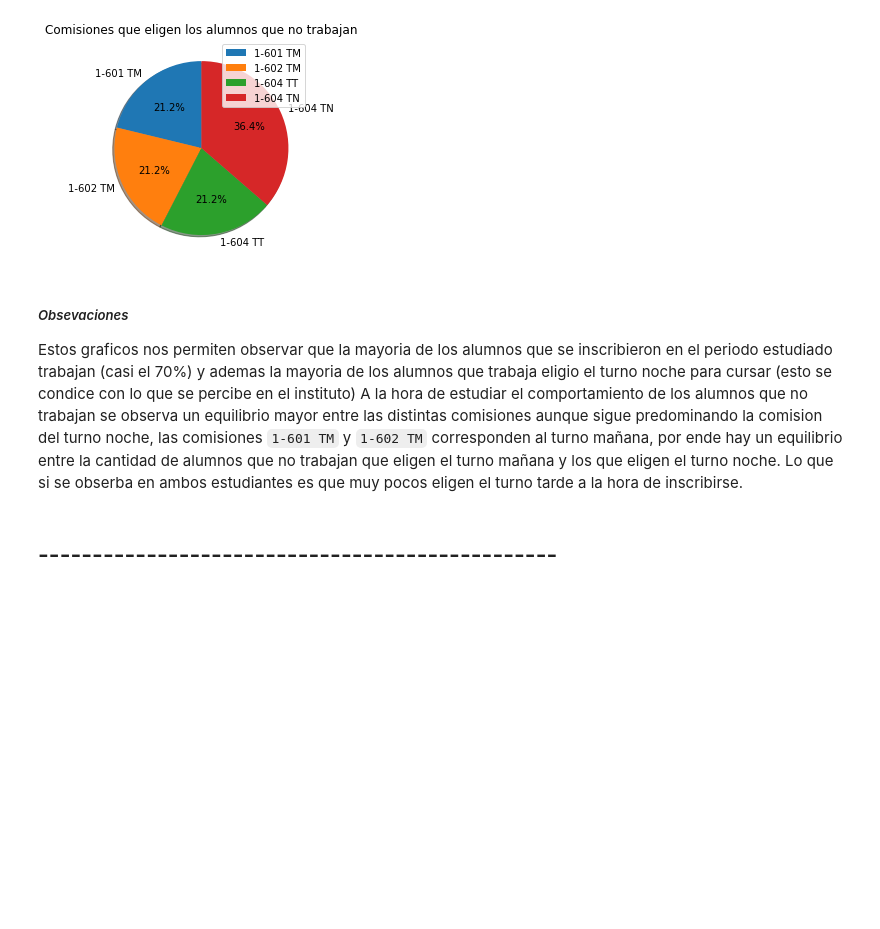
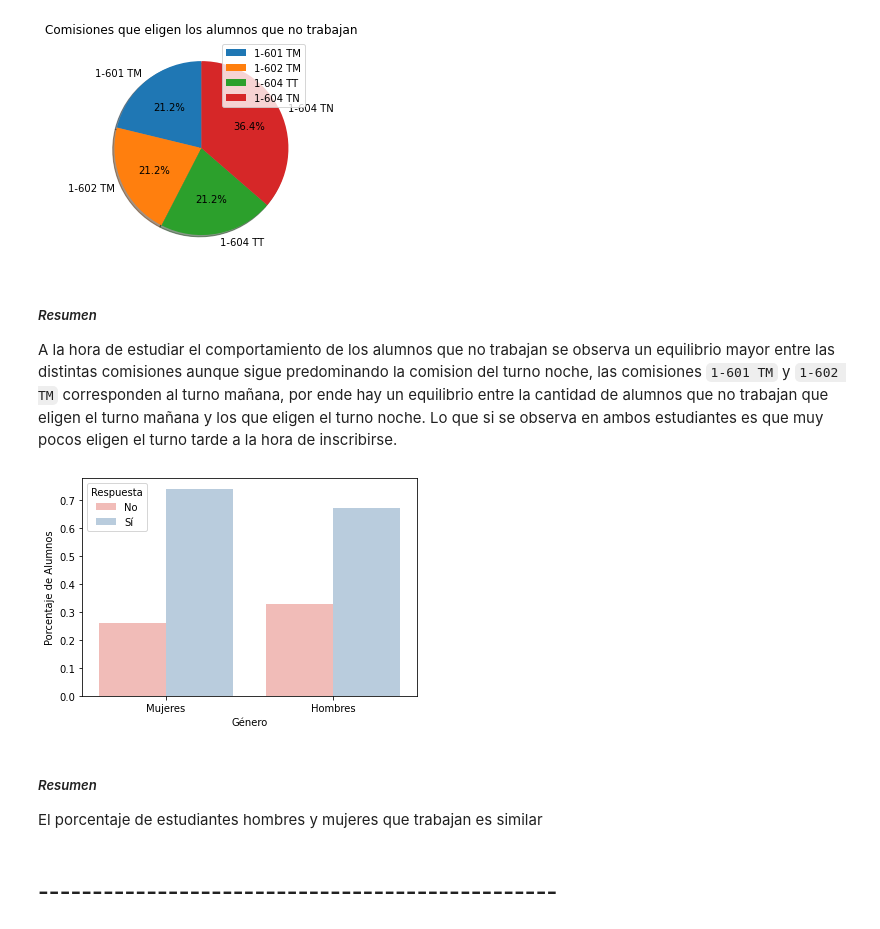
Before and after one commit to d4niel-san/Probabilidad-Aplicada, a Jupyter notebook: TP Final - Mermoz.ipynb, the cells around one changed output. Drawn from its saved outputs; the diff is of its cells as text; code cells hidden in the pictures; blank space fills up the shorter version.

```diff
--- a/TP Final - Mermoz.ipynb
+++ b/TP Final - Mermoz.ipynb
@@ -252,11 +234,29 @@ plt.show()
 # %% [output]
 [figure]
 # %% [markdown]
-##### *Obsevaciones*
+##### *Resumen*
 
-Estos graficos nos permiten observar que la mayoria de los alumnos que se inscribieron en el periodo estudiado trabajan (casi el 70%) y ademas la mayoria de los alumnos que trabaja eligio el turno noche para cursar (esto se condice con lo que se percibe en el instituto)</p>
 A la hora de estudiar el comportamiento de los alumnos que no trabajan se observa un equilibrio mayor entre las distintas comisiones aunque sigue predominando la comision del turno noche, las comisiones `1-601 TM` y `1-602 TM` corresponden al turno mañana, por ende hay un equilibrio entre la cantidad de alumnos que no trabajan que eligen el turno mañana y los que eligen el turno noche. </p>
-Lo que si se obserba en ambos estudiantes es que muy pocos eligen el turno tarde a la hora de inscribirse.
+Lo que si se observa en ambos estudiantes es que muy pocos eligen el turno tarde a la hora de inscribirse.
+# %%
+rango1 = df[df["Genero"].str.contains("Masc")]
+tablaM = rango1["¿Trabajas actualmente?"]
+M = np.array(tablaM).size
+
+rango2 = df[df["Genero"].str.contains("Fem")]
+rango2 = rango2["¿Trabajas actualmente?"].str.contains("S")
+
+tabla = df.groupby(["Genero", "¿Trabajas actualmente?"]).size()
+tabla2 = [tabla[0]/23, tabla[1]/23, tabla[2]/(105-23), tabla[3]/(105-23)]
+datos = pd.DataFrame({"Porcentaje de Alumnos": tabla2, "Respuesta": ["No", "Sí", "No", "Sí"], "Género": ["Mujeres", "Mujeres", "Hombres", "Hombres"]})
+
+s = sns.barplot(x = "Género", y = "Porcentaje de Alumnos", data = datos, hue = "Respuesta", palette = "Pastel1")
+# %% [output]
+[figure, added]
+# %% [markdown]
+##### *Resumen*
+
+El porcentaje de estudiantes hombres y mujeres que trabajan es similar
 # %% [markdown]
 ## ------------------------------------------------
 # %% [markdown]
```
Also changed, not shown: parts of 27 cells of this notebook.
